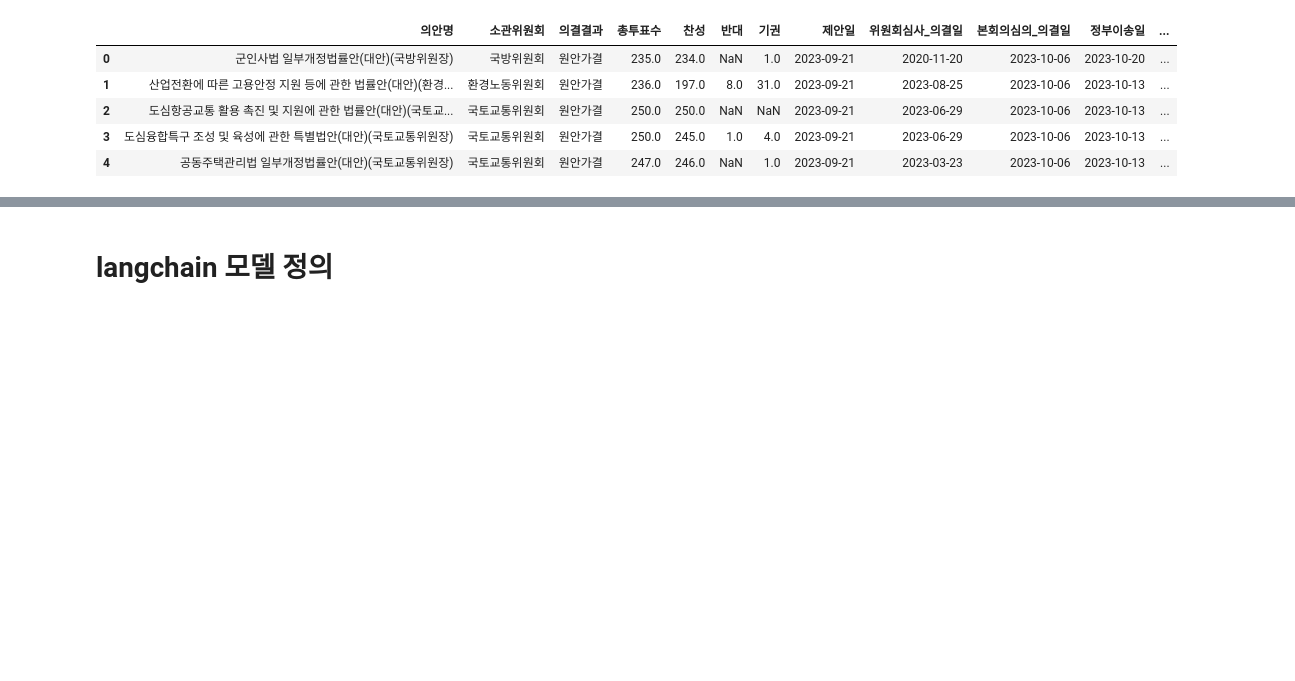
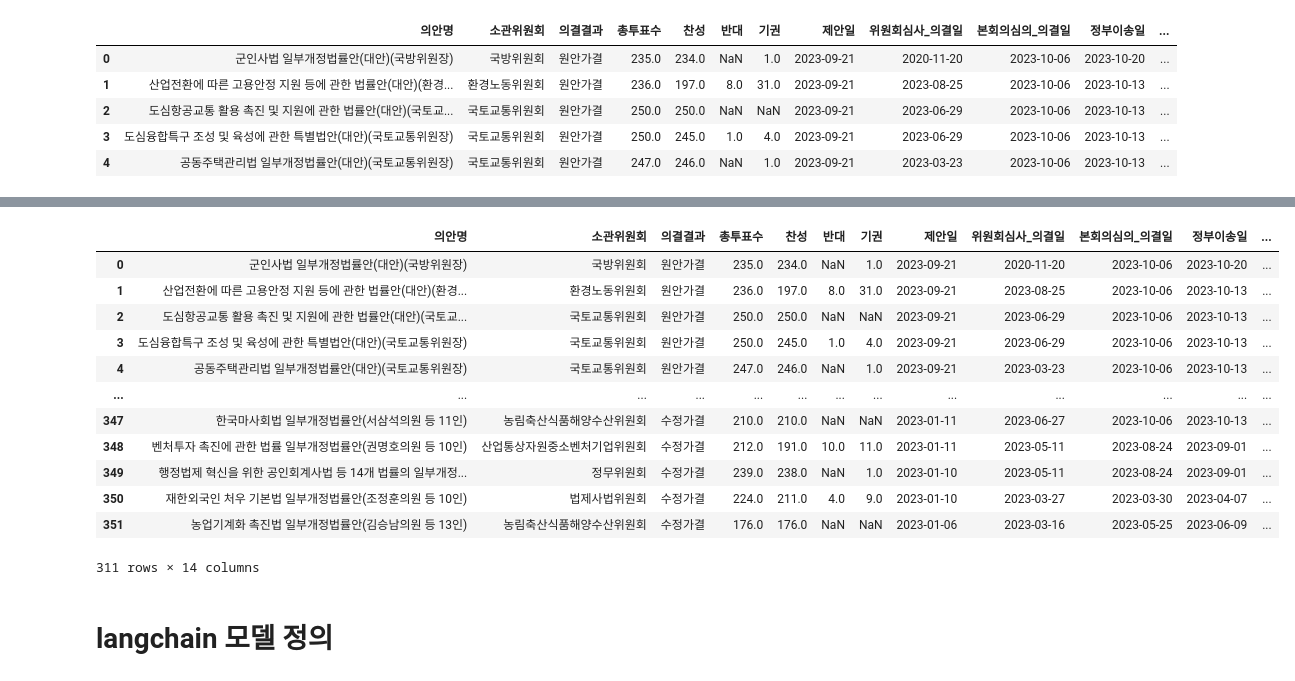
Before and after one commit to groundwater98/NA_PublicDataContest, a Jupyter notebook: django-server/본회의처리안건_법률안_data.ipynb, the cells around one changed output, grey strips where cells are left out. Saved outputs shown, nothing was run; the diff lists cells and outputs as text; code cells hidden in the pictures; blank space fills up the shorter version.

```diff
--- a/django-server/본회의처리안건_법률안_data.ipynb
+++ b/django-server/본회의처리안건_법률안_data.ipynb
@@ -99,3 +126,21 @@ df = pd.read_csv('본회의처리안건_법률안.csv')
+# %%
+# "의안명" Column에서 중복된 값을 최신 날짜 기준으로 제거
+df = df.drop_duplicates(subset="의안명", keep='first')
+df
+# %% [output]
+|  | 의안명 | 소관위원회 | 의결결과 | 총투표수 | 찬성 | 반대 | 기권 | 제안일 | 위원회심사_의결일 | 본회의심의_의결일 | 정부이송일 | ... |
+| 0 | 군인사법 일부개정법률안(대안)(국방위원장) | 국방위원회 | 원안가결 | 235.0 | 234.0 | NaN | 1.0 | 2023-09-21 | 2020-11-20 | 2023-10-06 | 2023-10-20 | ... |
+| 1 | 산업전환에 따른 고용안정 지원 등에 관한 법률안(대안)(환경... | 환경노동위원회 | 원안가결 | 236.0 | 197.0 | 8.0 | 31.0 | 2023-09-21 | 2023-08-25 | 2023-10-06 | 2023-10-13 | ... |
+| 2 | 도심항공교통 활용 촉진 및 지원에 관한 법률안(대안)(국토교... | 국토교통위원회 | 원안가결 | 250.0 | 250.0 | NaN | NaN | 2023-09-21 | 2023-06-29 | 2023-10-06 | 2023-10-13 | ... |
+| 3 | 도심융합특구 조성 및 육성에 관한 특별법안(대안)(국토교통위원장) | 국토교통위원회 | 원안가결 | 250.0 | 245.0 | 1.0 | 4.0 | 2023-09-21 | 2023-06-29 | 2023-10-06 | 2023-10-13 | ... |
+| 4 | 공동주택관리법 일부개정법률안(대안)(국토교통위원장) | 국토교통위원회 | 원안가결 | 247.0 | 246.0 | NaN | 1.0 | 2023-09-21 | 2023-03-23 | 2023-10-06 | 2023-10-13 | ... |
+| ... | ... | ... | ... | ... | ... | ... | ... | ... | ... | ... | ... | ... |
+| 347 | 한국마사회법 일부개정법률안(서삼석의원 등 11인) | 농림축산식품해양수산위원회 | 수정가결 | 210.0 | 210.0 | NaN | NaN | 2023-01-11 | 2023-06-27 | 2023-10-06 | 2023-10-13 | ... |
+| 348 | 벤처투자 촉진에 관한 법률 일부개정법률안(권명호의원 등 10인) | 산업통상자원중소벤처기업위원회 | 수정가결 | 212.0 | 191.0 | 10.0 | 11.0 | 2023-01-11 | 2023-05-11 | 2023-08-24 | 2023-09-01 | ... |
+| 349 | 행정법제 혁신을 위한 공인회계사법 등 14개 법률의 일부개정... | 정무위원회 | 수정가결 | 239.0 | 238.0 | NaN | 1.0 | 2023-01-10 | 2023-05-11 | 2023-08-24 | 2023-09-01 | ... |
+| 350 | 재한외국인 처우 기본법 일부개정법률안(조정훈의원 등 10인) | 법제사법위원회 | 수정가결 | 224.0 | 211.0 | 4.0 | 9.0 | 2023-01-10 | 2023-03-27 | 2023-03-30 | 2023-04-07 | ... |
+| 351 | 농업기계화 촉진법 일부개정법률안(김승남의원 등 13인) | 농림축산식품해양수산위원회 | 수정가결 | 176.0 | 176.0 | NaN | NaN | 2023-01-06 | 2023-03-16 | 2023-05-25 | 2023-06-09 | ... |
+311 rows × 14 columns
 # %% [markdown]
 # langchain 모델 정의
 # %%
```
Also changed, not shown: parts of 1 cell of this notebook, 3 other files.
